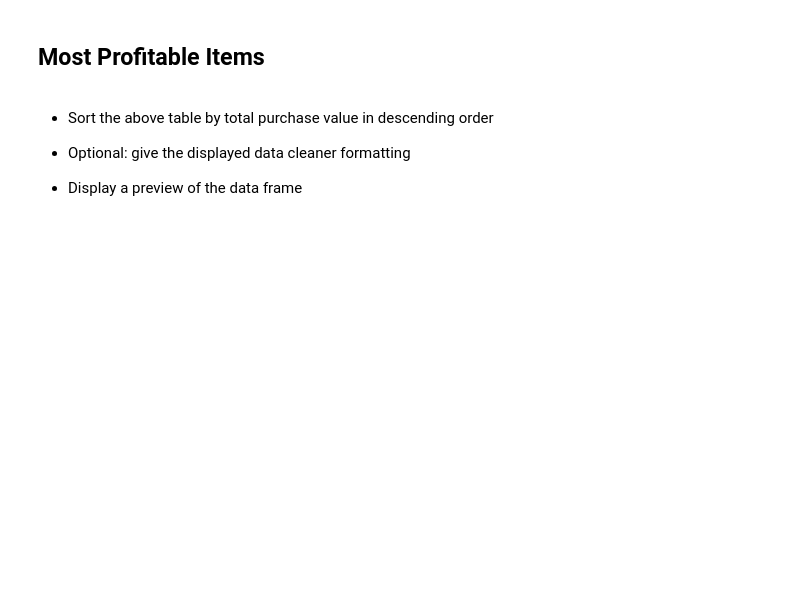
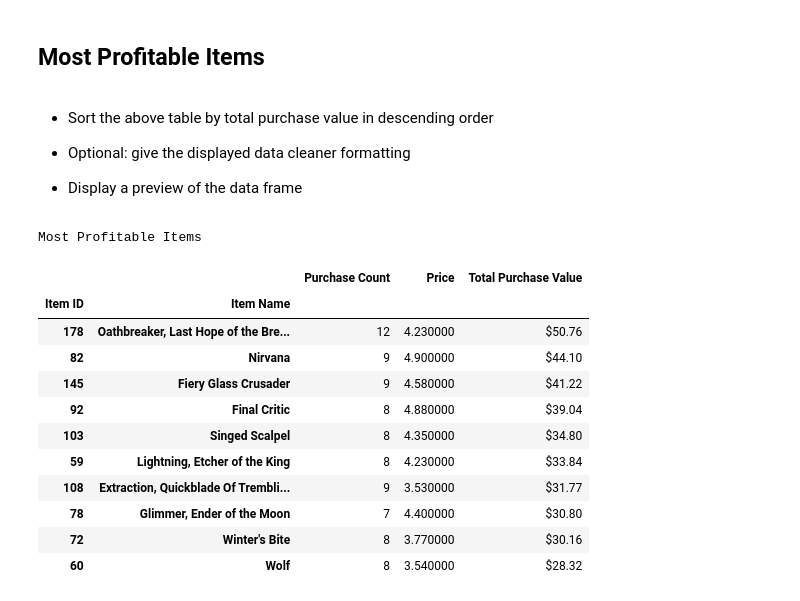
Before and after one commit to benwbarr/pandas-challenge, a Jupyter notebook: HeroesOfPymoli/HeroesOfPymoli_starter.ipynb, the cells around one changed output. Cells and saved outputs as stored; diff of their text form; code cells hidden in the pictures; blank space fills up the shorter version.

```diff
--- a/HeroesOfPymoli/HeroesOfPymoli_starter.ipynb
+++ b/HeroesOfPymoli/HeroesOfPymoli_starter.ipynb
@@ -404,3 +450,34 @@ top_spenders.head(10).style.format({'Purchase Count': '{:.0f}',
 
 
 * Display a preview of the data frame
+# %%
+# Sorting the most profitable in descending order
+prof_items = most_items_df.sort_values(by='Total Purchase Value', ascending=False)
+
+# Formating and outpout
+prof_items.head(10).style.format({'Purchase Count': '{:.0f}',
+                                'Item Price': '${:.2f}',
+                                'Total Purchase Value': '${:.2f}'})\
+                        .set_properties(**{'background-color': 'white',
+                                        'color': 'black',
+                                        'text-align': 'center',
+                                        'border-color': 'black',
+                                        'border-width': '2px',
+                                        'border-style': 'solid',})\
+                        .background_gradient()\
+                        .highlight_min(subset=None, color='salmon', axis=0)\
+                        .set_caption('Most Profitable Items')
+# %% [output]
+Most Profitable Items
+|  |  | Purchase Count | Price | Total Purchase Value |
+| Item ID | Item Name |  |  |  |
+| 178 | Oathbreaker, Last Hope of the Bre... | 12 | 4.230000 | $50.76 |
+| 82 | Nirvana | 9 | 4.900000 | $44.10 |
+| 145 | Fiery Glass Crusader | 9 | 4.580000 | $41.22 |
+| 92 | Final Critic | 8 | 4.880000 | $39.04 |
+| 103 | Singed Scalpel | 8 | 4.350000 | $34.80 |
+| 59 | Lightning, Etcher of the King | 8 | 4.230000 | $33.84 |
+| 108 | Extraction, Quickblade Of Trembli... | 9 | 3.530000 | $31.77 |
+| 78 | Glimmer, Ender of the Moon | 7 | 4.400000 | $30.80 |
+| 72 | Winter's Bite | 8 | 3.770000 | $30.16 |
+| 60 | Wolf | 8 | 3.540000 | $28.32 |
```
Also changed, not shown: parts of 7 cells of this notebook.
